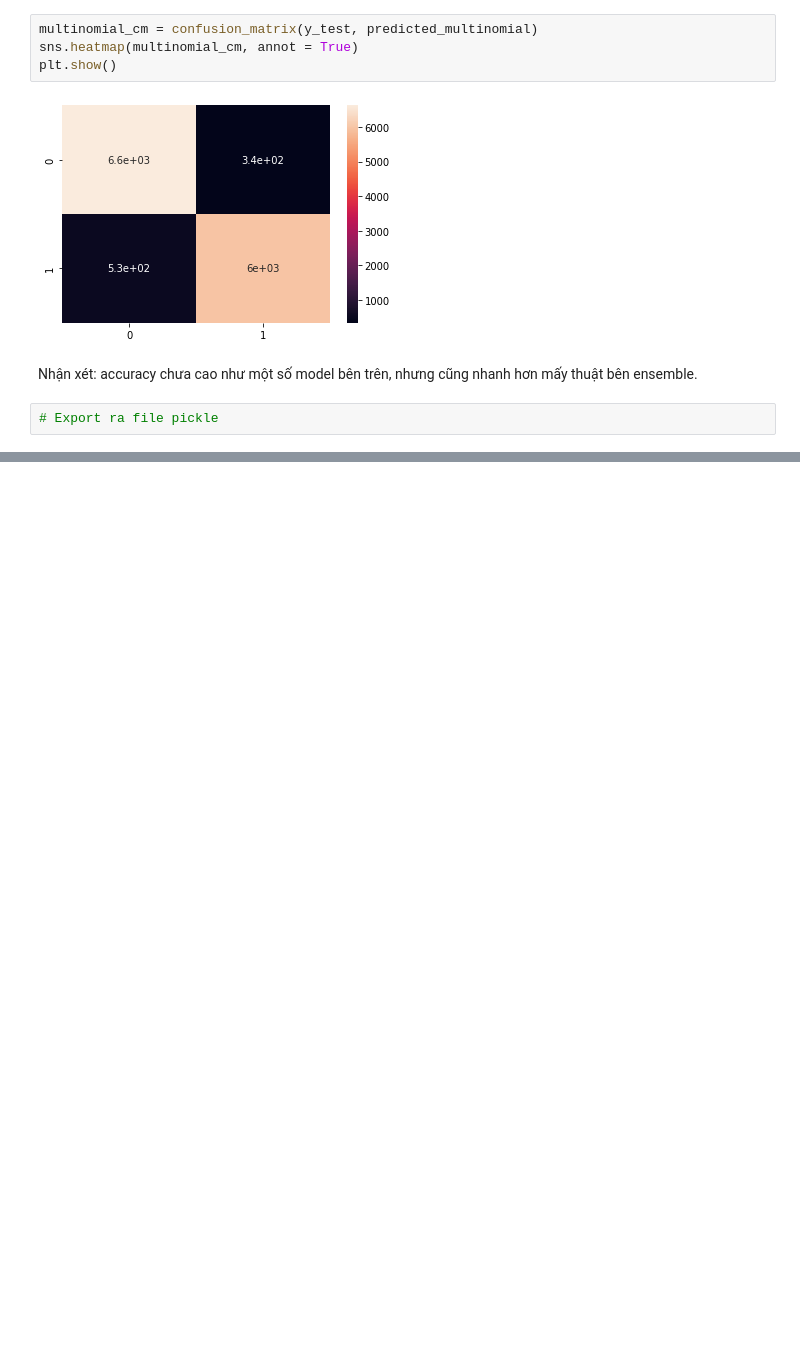
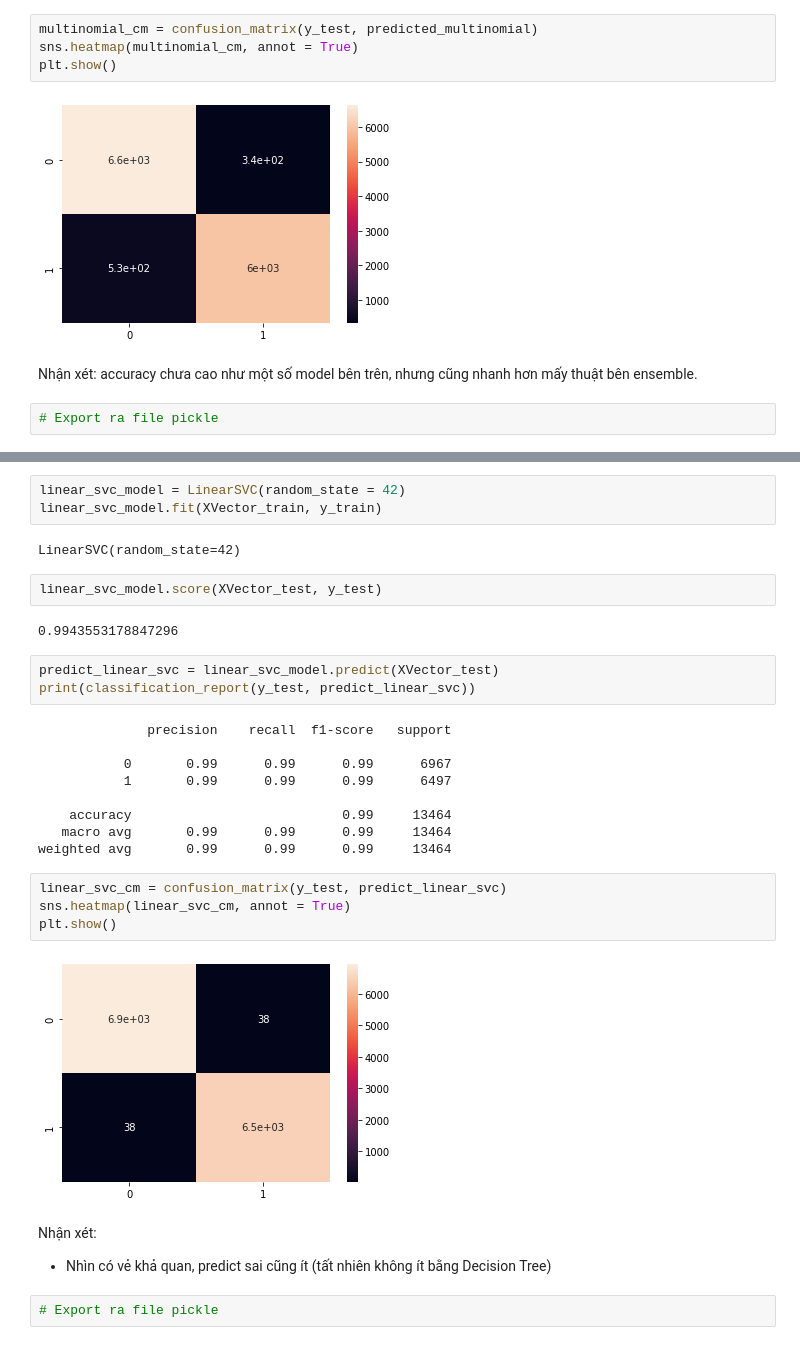
Before and after one commit to hwangswan/fakenews-detection, a Jupyter notebook: model/model-training.ipynb, the cells around one changed output, grey strips where cells are left out. Cells and saved outputs as stored; diff of their text form; blank space fills up the shorter version.

```diff
--- a/model/model-training.ipynb
+++ b/model/model-training.ipynb
@@ -325,0 +369,32 @@ Nhận xét: accuracy chưa cao như một số model bên trên, nhưng cũng n
+# %%
+linear_svc_model = LinearSVC(random_state = 42)
+linear_svc_model.fit(XVector_train, y_train)
+# %% [output]
+LinearSVC(random_state=42)
+# %%
+linear_svc_model.score(XVector_test, y_test)
+# %% [output]
+0.9943553178847296
+# %%
+predict_linear_svc = linear_svc_model.predict(XVector_test)
+print(classification_report(y_test, predict_linear_svc))
+# %% [output]
+              precision    recall  f1-score   support
+
+           0       0.99      0.99      0.99      6967
+           1       0.99      0.99      0.99      6497
+
+    accuracy                           0.99     13464
+   macro avg       0.99      0.99      0.99     13464
+weighted avg       0.99      0.99      0.99     13464
+# %%
+linear_svc_cm = confusion_matrix(y_test, predict_linear_svc)
+sns.heatmap(linear_svc_cm, annot = True)
+plt.show()
+# %% [output]
+[figure, added]
+# %% [markdown]
+Nhận xét:
+- Nhìn có vẻ khả quan, predict sai cũng ít (tất nhiên không ít bằng Decision Tree)
+# %%
+# Export ra file pickle
```
Also changed, not shown: parts of 12 cells of this notebook.
